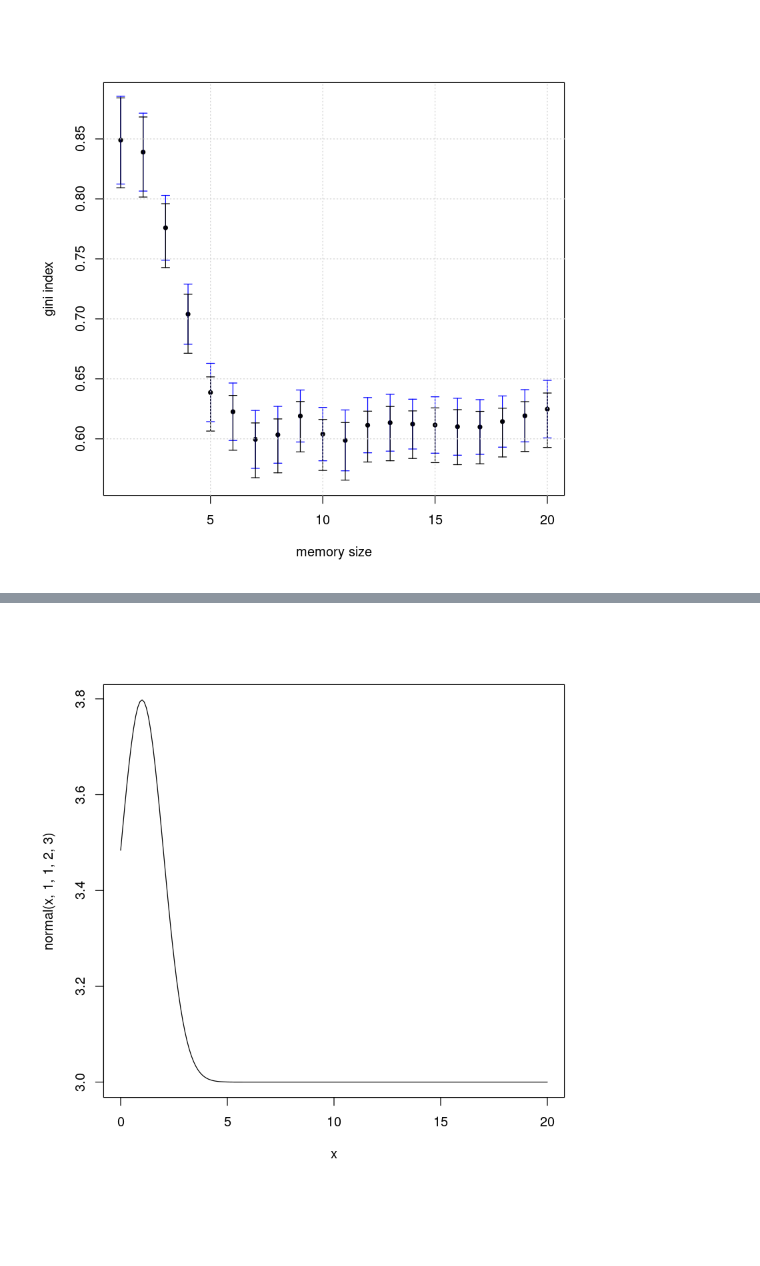
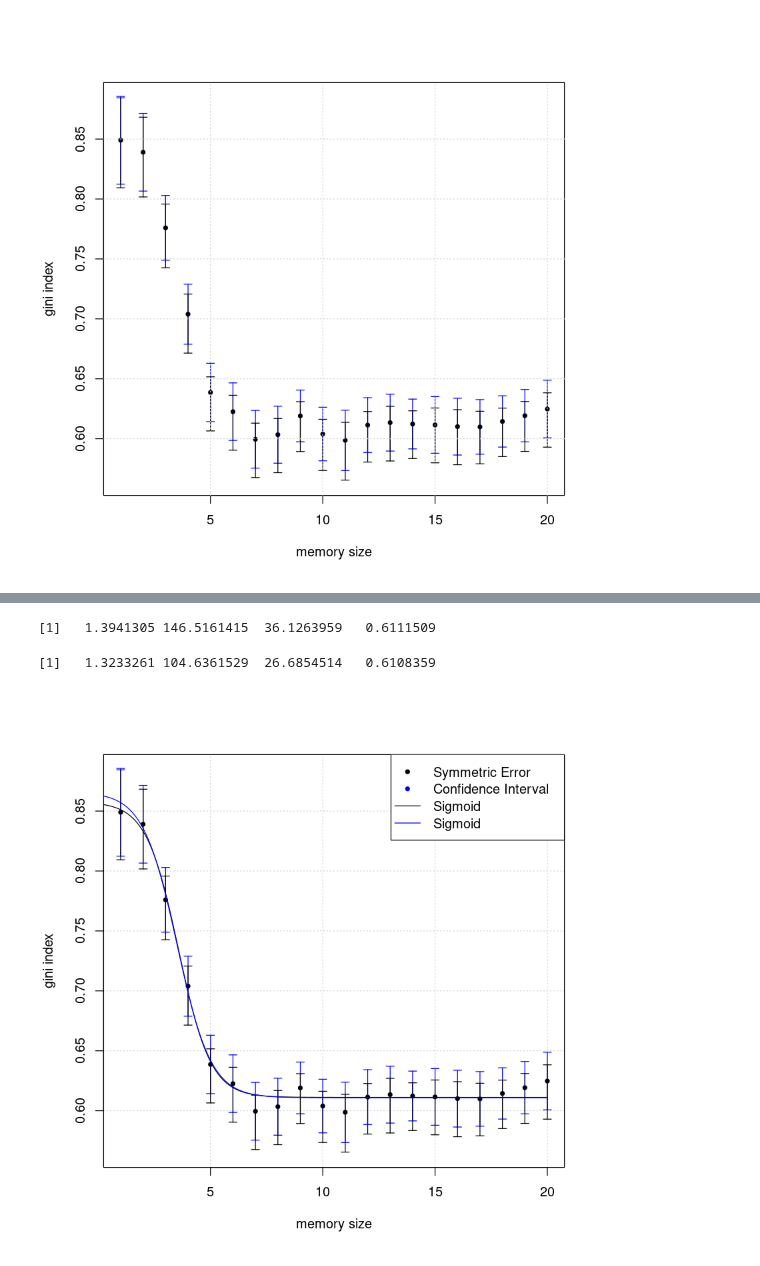
Before and after one commit to BFSteam/memory, a Jupyter notebook: jup/R/R_fit_activation_time.ipynb, the cells around one changed output, grey strips where cells are left out. Drawn from its saved outputs; the diff is of its cells as text; code cells hidden in the pictures; blank space fills up the shorter version.

```diff
--- a/jup/R/R_fit_activation_time.ipynb
+++ b/jup/R/R_fit_activation_time.ipynb
@@ -256,3 +255,5 @@ for(i in 1:memory){
+# %%
+sigmoid <- function(x, mu, sig, scale, off) { off + scale * 1/(sig + exp(mu*x)) }
 # %%
 #https://stackoverflow.com/questions/13032777/scatter-plot-with-error-bars
 Data <- data.frame(memory=c(1:20), gini=gini_news, giniup=gini_erru, ginidown=gini_errd, ginistd=gini_estd)
@@ -300,8 +302,38 @@ normal <- function(x, mu, sig, scale, off) { off + scale * dnorm(x, mu, sig) }
-# %%
-normal <- function(x, mu, sig, scale, off) { off + scale * dnorm(x, mu, sig) }
-curve(normal(x, 1,1,2,3), 0,20,n=200)
-# %% [output]
-[figure, removed]
+# %%
+## https://stackoverflow.com/questions/15882323/r-robust-fitting-of-data-points-to-a-gaussian-function#15883835
+fitG = function(x,y,w,mu,sig,scale,off){
+    f = function(p){
+        d = p[4] + p[3]*(1/(p[2] + exp(p[1]*x)))
+        sum((d-y)^2/(w^2))
+    }
+    optim(c(mu,sig,scale,off),f)
+}
+
+fitPboot = fitG(Data$memory, Data$gini, Data$giniup+Data$ginidown, 0.1,3.5,1.0,0.6)
+fitPstd  = fitG(Data$memory, Data$gini, Data$ginistd, -0.1,3.5,1.0,0.6)
+pboot = fitPboot$par
+pstd  = fitPstd$par
+
+
+plot(Data$memory, Data$gini, xlab="memory size", ylab="gini index", pch=20, ylim=range(c(Data$gini-Data$ginidown, Data$gini+Data$giniup)), panel.first=grid())
+#grid()
+arrows(Data$memory, Data$gini-Data$ginistd, Data$memory, Data$gini + Data$ginistd, length=0.05, angle=90, code=3, col='blue')
+arrows(Data$memory, Data$gini-Data$ginidown, Data$memory, Data$gini + Data$giniup, length=0.05, angle=90, code=3)
+par(new=TRUE)
+
+pboot
+pstd
+
+curve(sigmoid(x, pboot[1], pboot[2], pboot[3], pboot[4]), 0, 20 ,n=200, add=TRUE)
+curve(sigmoid(x, pstd[1], pstd[2], pstd[3], pstd[4]), 0, 20 ,n=200, add=TRUE, col='blue')
+
+legend("topright", pch = c(20, 20, NA, NA), lty=c(NA, NA, 1, 1),
+        col = c("black", "blue", "black", "blue"),
+        legend = c("Symmetric Error", "Confidence Interval", "Sigmoid", "Sigmoid"))
+# %% [output]
+[1]   1.3941305 146.5161415  36.1263959   0.6111509
+[1]   1.3233261 104.6361529  26.6854514   0.6108359
+[figure, added]
 # %%
 library(reldist) # just for the gini() function
 library(boot) # for the boot() function
```
Also changed, not shown: parts of 9 cells of this notebook, 24 other files.
